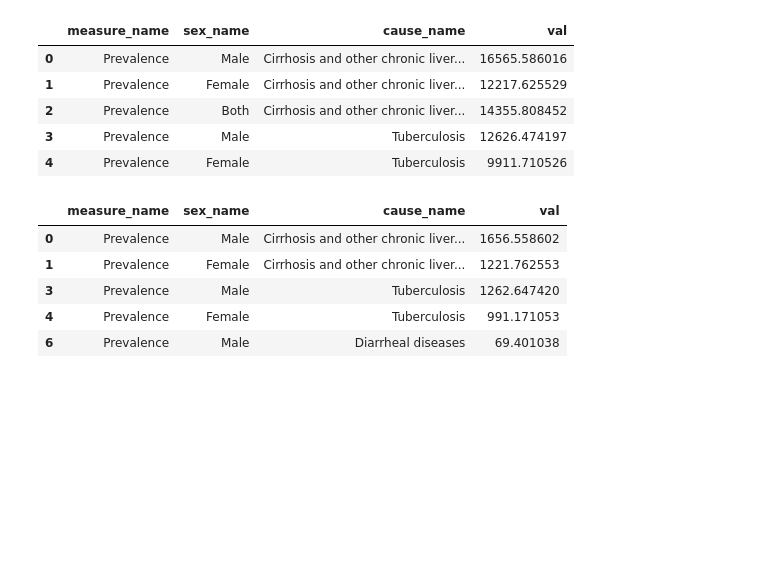
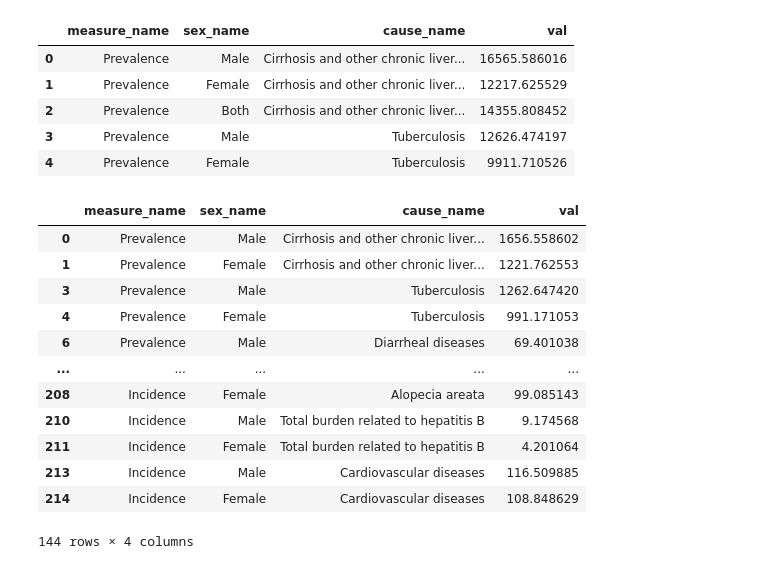
Before and after one commit to shan23chen/Cross-Care, a Jupyter notebook: propagation_eval/real_world_data/process_rwd.ipynb, the cells around one changed output. Saved outputs shown, nothing was run; the diff lists cells and outputs as text; code cells hidden in the pictures; blank space fills up the shorter version.

```diff
--- a/propagation_eval/real_world_data/process_rwd.ipynb
+++ b/propagation_eval/real_world_data/process_rwd.ipynb
@@ -63,19 +117,26 @@ gbd_data.head()
 # %%
 # Standardize data format
 
 # ## val column here is in n per 100,000 people
 # ## Convert this to n per 10,000 for standardization
 
 gbd_data["val"] = gbd_data["val"] / 10
 
 # ## Remove "Both" group from sex_name
 gbd_data = gbd_data[gbd_data["sex_name"] != "Both"]
 
-gbd_data.head()
+gbd_data
 # %% [output]
 |  | measure_name | sex_name | cause_name | val |
 | 0 | Prevalence | Male | Cirrhosis and other chronic liver... | 1656.558602 |
 | 1 | Prevalence | Female | Cirrhosis and other chronic liver... | 1221.762553 |
 | 3 | Prevalence | Male | Tuberculosis | 1262.647420 |
 | 4 | Prevalence | Female | Tuberculosis | 991.171053 |
 | 6 | Prevalence | Male | Diarrheal diseases | 69.401038 |
+| ... | ... | ... | ... | ... |
+| 208 | Incidence | Female | Alopecia areata | 99.085143 |
+| 210 | Incidence | Male | Total burden related to hepatitis B | 9.174568 |
+| 211 | Incidence | Female | Total burden related to hepatitis B | 4.201064 |
+| 213 | Incidence | Male | Cardiovascular diseases | 116.509885 |
+| 214 | Incidence | Female | Cardiovascular diseases | 108.848629 |
+144 rows × 4 columns
```
Also changed, not shown: parts of 11 cells of this notebook, 9 other files.
